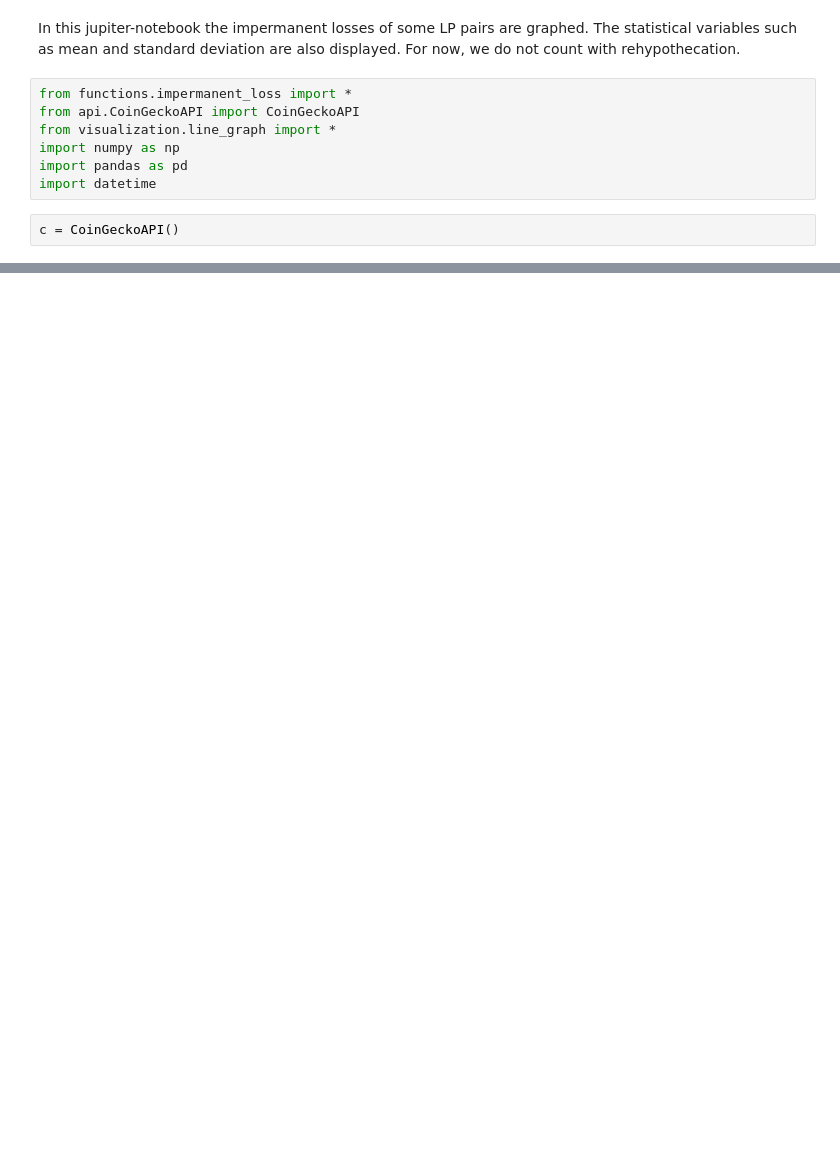
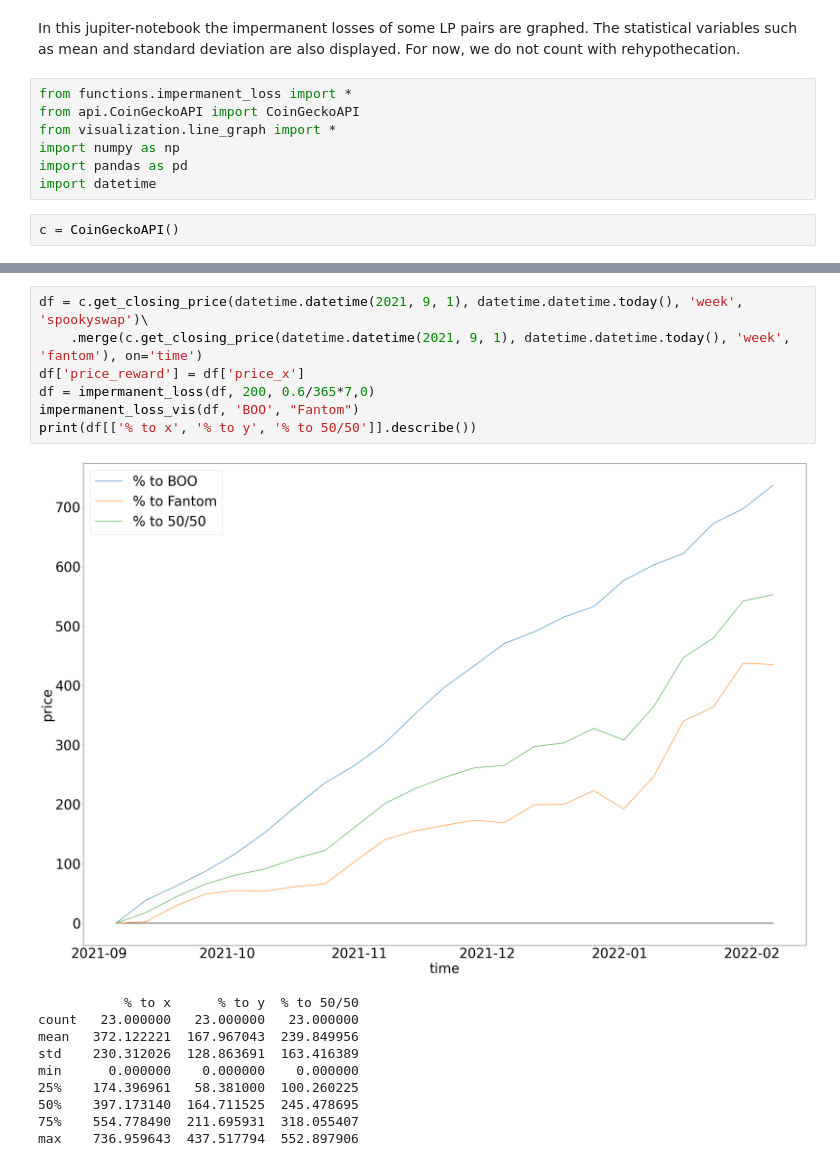
Before and after one commit to MaliMi97/portfolio, a Jupyter notebook: src/impermanent_loss.ipynb, the cells around one changed output, grey strips where cells are left out. Saved outputs shown, nothing was run; the diff lists cells and outputs as text; blank space fills up the shorter version.

```diff
--- a/src/impermanent_loss.ipynb
+++ b/src/impermanent_loss.ipynb
@@ -45,0 +66,18 @@ max    52.187004   0.000000    0.000000
+# %%
+df = c.get_closing_price(datetime.datetime(2021, 9, 1), datetime.datetime.today(), 'week', 'spookyswap')\
+    .merge(c.get_closing_price(datetime.datetime(2021, 9, 1), datetime.datetime.today(), 'week', 'fantom'), on='time')
+df['price_reward'] = df['price_x']
+df = impermanent_loss(df, 200, 0.6/365*7,0)
+impermanent_loss_vis(df, 'BOO', "Fantom")
+print(df[['% to x', '% to y', '% to 50/50']].describe())
+# %% [output]
+[figure, added]
+           % to x      % to y  % to 50/50
+count   23.000000   23.000000   23.000000
+mean   372.122221  167.967043  239.849956
+std    230.312026  128.863691  163.416389
+min      0.000000    0.000000    0.000000
+25%    174.396961   58.381000  100.260225
+50%    397.173140  164.711525  245.478695
+75%    554.778490  211.695931  318.055407
+max    736.959643  437.517794  552.897906
```
Also changed, not shown: parts of 3 cells of this notebook, 3 other files.
